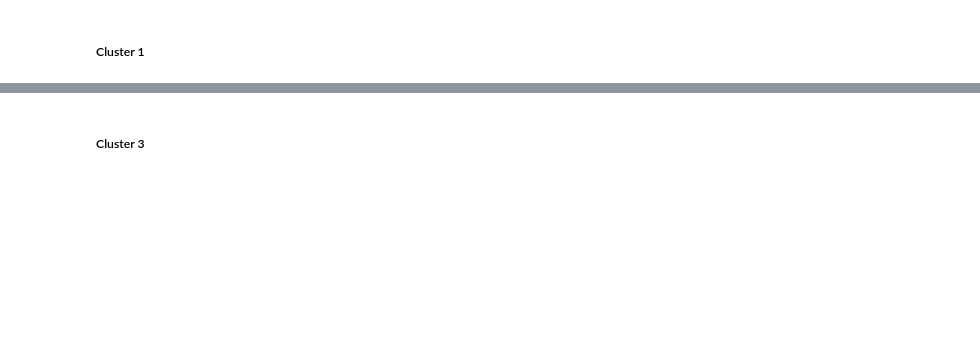
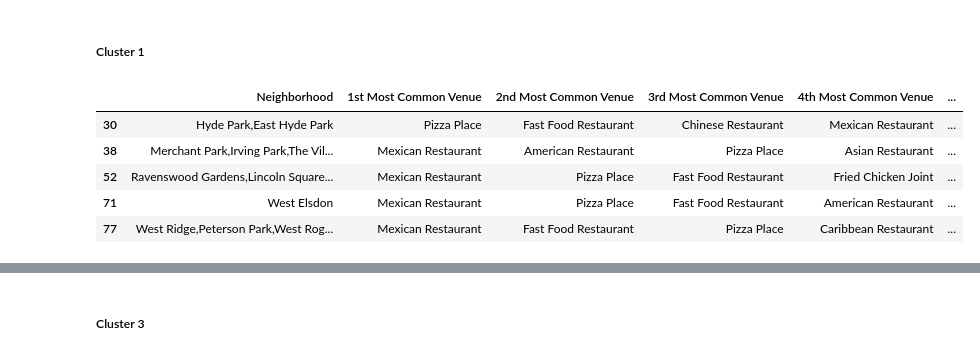
Before and after one commit to hereticknave/Coursera_Capstone, a Jupyter notebook: Exploring the taste of Chicago.ipynb, the cells around one changed output, grey strips where cells are left out. Drawn from its saved outputs; the diff is of its cells as text; code cells hidden in the pictures; blank space fills up the shorter version.

```diff
--- a/Exploring the taste of Chicago.ipynb
+++ b/Exploring the taste of Chicago.ipynb
@@ -864,3 +870,13 @@ Name: Borough, dtype: int64
 ---------------------------------------------
 # %% [markdown]
 <h5> Cluster 1
+# %%
+cluster_1 = chi_merged.loc[chi_merged['Cluster Labels'] == 1, chi_merged.columns[1:12]]
+cluster_1.head(5)
+# %% [output]
+|  | Neighborhood | 1st Most Common Venue | 2nd Most Common Venue | 3rd Most Common Venue | 4th Most Common Venue | ... |
+| 30 | Hyde Park,East Hyde Park | Pizza Place | Fast Food Restaurant | Chinese Restaurant | Mexican Restaurant | ... |
+| 38 | Merchant Park,Irving Park,The Vil... | Mexican Restaurant | American Restaurant | Pizza Place | Asian Restaurant | ... |
+| 52 | Ravenswood Gardens,Lincoln Square... | Mexican Restaurant | Pizza Place | Fast Food Restaurant | Fried Chicken Joint | ... |
+| 71 | West Elsdon | Mexican Restaurant | Pizza Place | Fast Food Restaurant | American Restaurant | ... |
+| 77 | West Ridge,Peterson Park,West Rog... | Mexican Restaurant | Fast Food Restaurant | Pizza Place | Caribbean Restaurant | ... |
```
Also changed, not shown: parts of 41 cells of this notebook.
